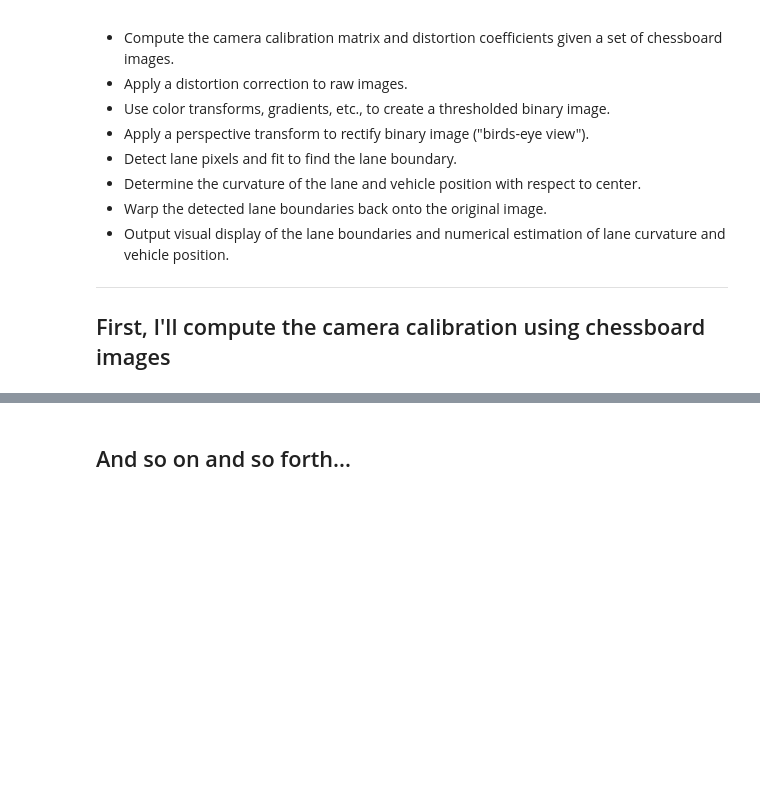
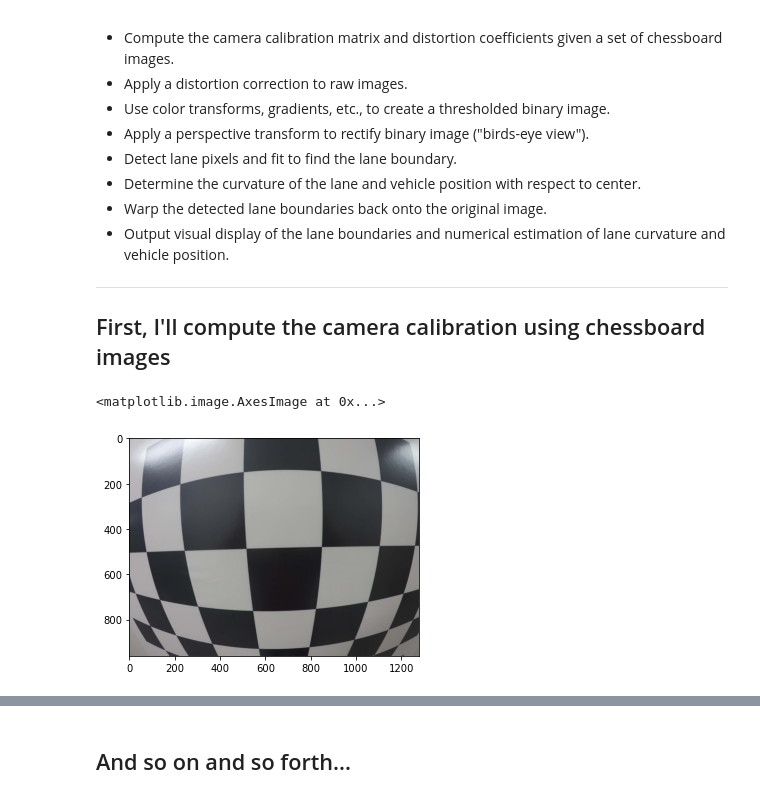
Before and after one commit to CK-Liu/P2-Advanced-LaneLines, a Jupyter notebook: P2.ipynb, the cells around one changed output, grey strips where cells are left out. Saved outputs shown, nothing was run; the diff lists cells and outputs as text; code cells hidden in the pictures; blank space fills up the shorter version.

Commit message:
test7

```diff
--- a/P2.ipynb
+++ b/P2.ipynb
@@ -19,35 +19,47 @@ import numpy as np
 import cv2
 import glob
 import matplotlib.pyplot as plt
-%matplotlib qt
+import matplotlib.image as mpimg
+# %matplotlib qt
 
 # prepare object points, like (0,0,0), (1,0,0), (2,0,0) ....,(6,5,0)
 objp = np.zeros((6*9,3), np.float32)
 objp[:,:2] = np.mgrid[0:9,0:6].T.reshape(-1,2)
 
 # Arrays to store object points and image points from all the images.
 objpoints = [] # 3d points in real world space
 imgpoints = [] # 2d points in image plane.
 
 # Make a list of calibration images
-images = glob.glob('../camera_cal/calibration*.jpg')
+images = glob.glob('camera_cal/calibration*.jpg')
 
 # Step through the list and search for chessboard corners
 for fname in images:
     img = cv2.imread(fname)
     gray = cv2.cvtColor(img,cv2.COLOR_BGR2GRAY)
 
     # Find the chessboard corners
     ret, corners = cv2.findChessboardCorners(gray, (9,6),None)
 
     # If found, add object points, image points
     if ret == True:
         objpoints.append(objp)
         imgpoints.append(corners)
 
         # Draw and display the corners
         img = cv2.drawChessboardCorners(img, (9,6), corners, ret)
-        cv2.imshow('img',img)
-        cv2.waitKey(500)
+        plt.imshow(img)
+        #cv2.imshow('img',img)
+        #cv2.waitKey(500)
 
-cv2.destroyAllWindows()
+ret, mtx, dist, rvecs, tvecs = cv2.calibrateCamera(objpoints, imgpoints, gray.shape[::-1], None, None)
+
+img2 = mpimg.imread('tmp/test_image.png')
+plt.imshow(img2)
+
+
+
+#cv2.destroyAllWindows()
+# %% [output]
+<matplotlib.image.AxesImage at 0x...>
+[figure, added]
```
Also changed, not shown: parts of 1 cell of this notebook, 4 other files.
